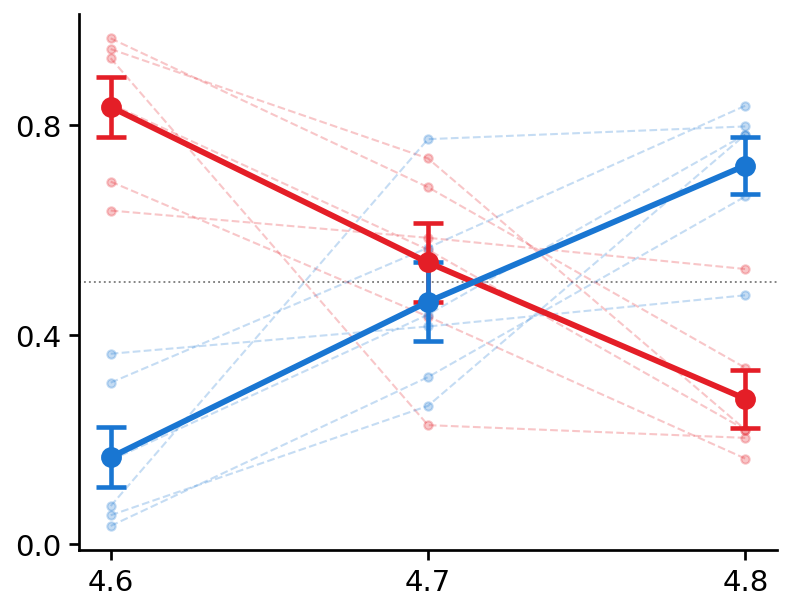
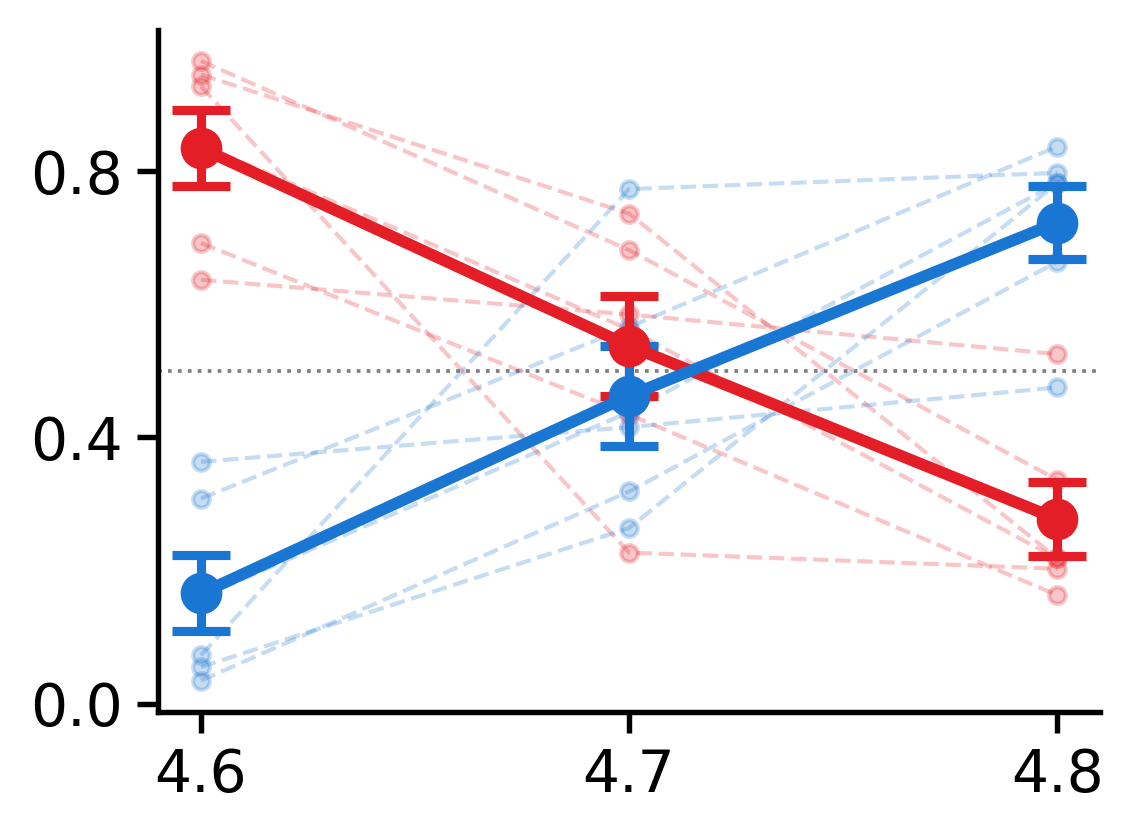
Unified diff of the notebook cell whose output changed from the first chart to the second:
--- before
+++ after
@@ -23,5 +23,5 @@
         subj_norm['Wmb'].setdefault(subj, {})[stage_idx] = wmb / total
 
-fig, ax = plt.subplots(figsize=(5.5, 4.3))
+fig, ax = plt.subplots(figsize=(4,3), dpi=300)
 
 for param, color in PARAM_COLORS.items():

Commit: Update regenerated figures/CSVs